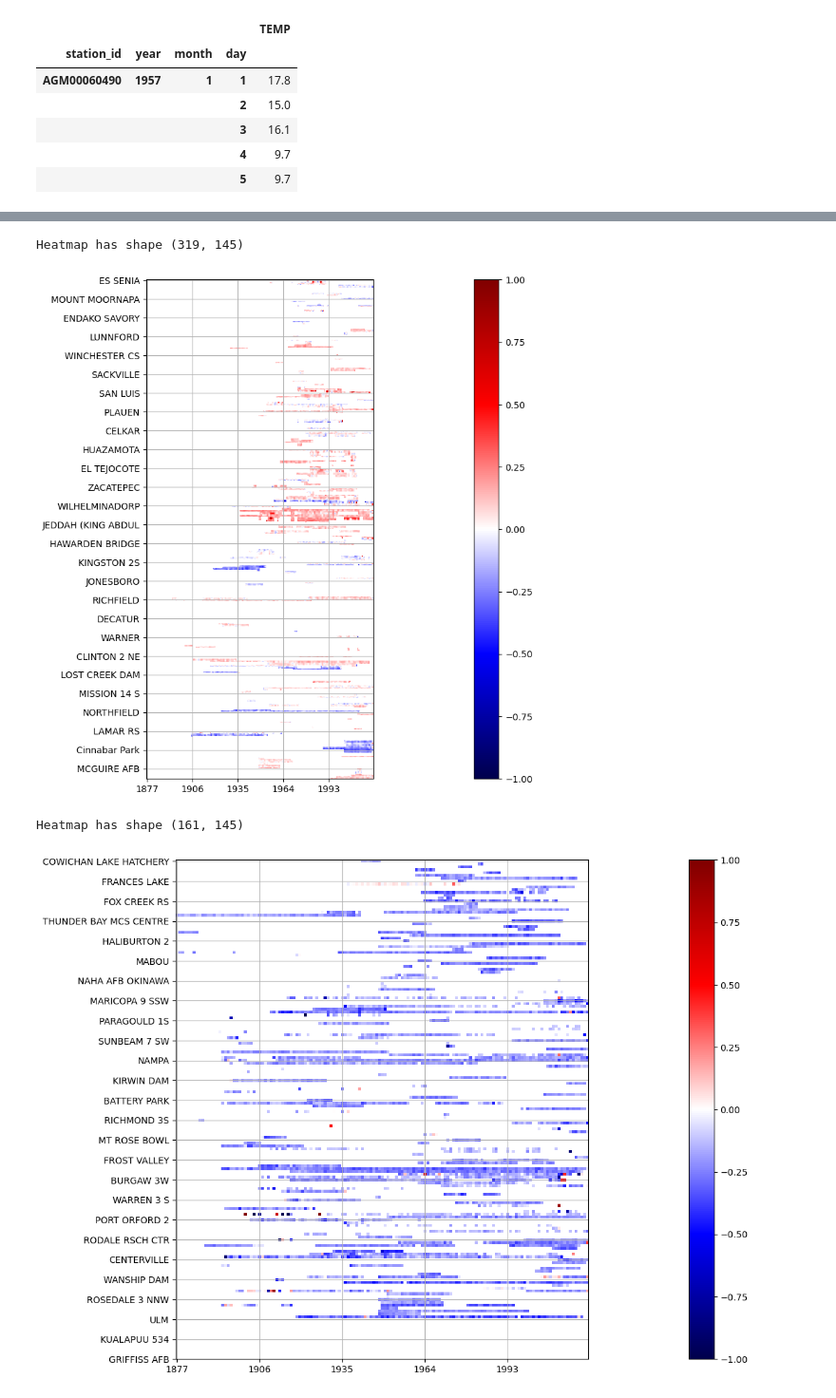
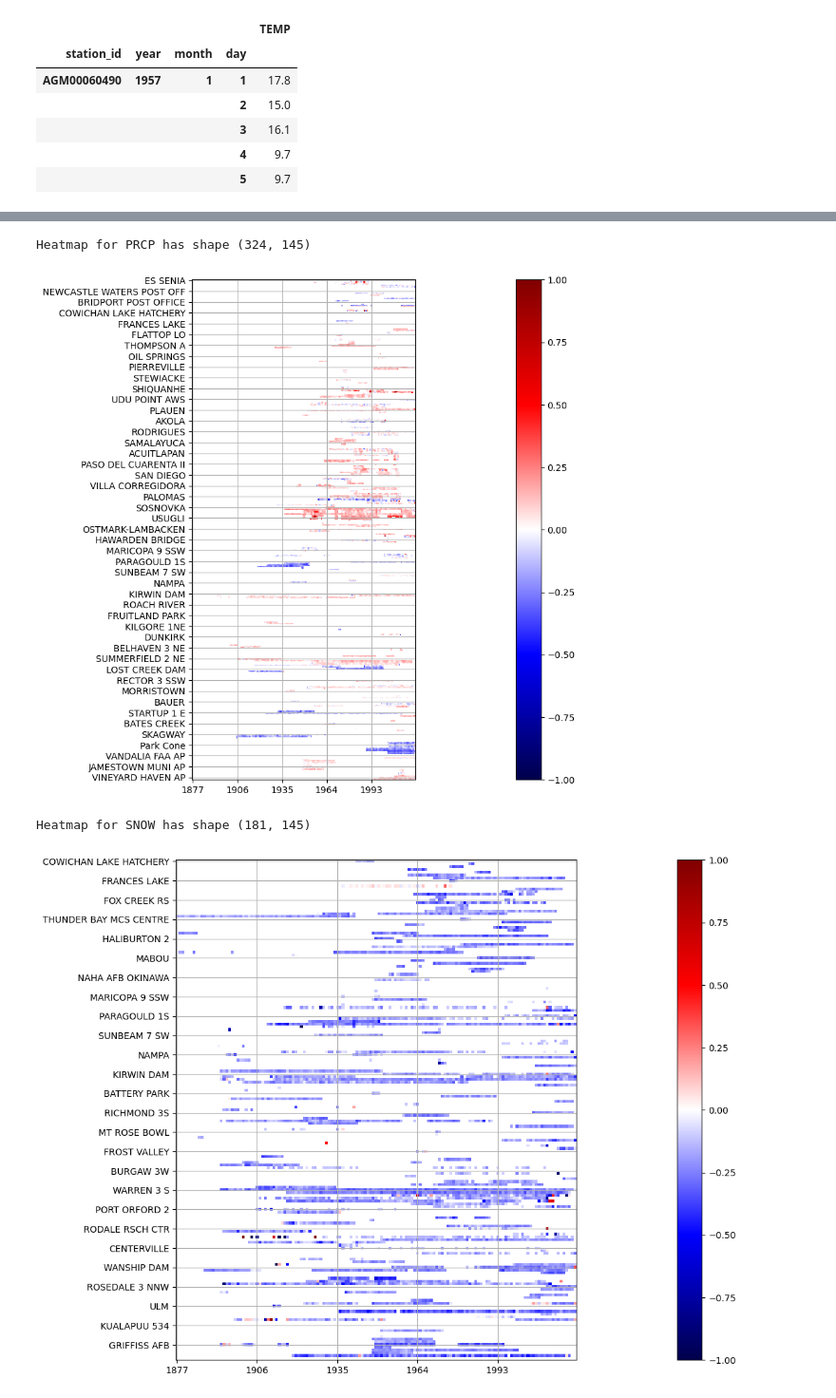
Before and after one commit to rbolline/ProbStatsFinalProject, a Jupyter notebook: p3_correlations.ipynb, the cells around one changed output, grey strips where cells are left out. Shown at 95% size. Drawn from its saved outputs; the diff is of its cells as text; code cells hidden in the pictures.

Commit message:
Build heatmaps for metrics WT01-18

```diff
--- a/p3_correlations.ipynb
+++ b/p3_correlations.ipynb
@@ -87,7 +87,9 @@ def compute_correlations(metric_names):
 
     return heatmaps
 # %%
-metric_names = ["PRCP", "SNOW", "WT01", "WT03", "WT08"]
+metric_names = ["PRCP", "SNOW", "WT01", "WT02", "WT03", "WT04", \
+                "WT05", "WT06", "WT07", "WT08", "WT09", "WT10", \
+                "WT11", "WT12", "WT13", "WT14", "WT15", "WT16", "WT17", "WT18"]
 heatmaps = compute_correlations(metric_names)
 # %% [output]
 A value is trying to be set on a copy of a slice from a DataFrame
@@ -120,12 +133,10 @@ station_names.rename(columns={0: "station_id", 4: "station_name"}, inplace=True)
 station_names = station_names.set_index(keys="station_id").squeeze()
 # %%
 # Plot a heatmap of correlations between temperature and precipitation, for each station and each year
-def plot_heatmap(metric, year_tick_frequency, station_tick_frequency):
+def plot_heatmap(metric, year_tick_frequency=29, station_tick_frequency=7):
     array, stations, years = heatmaps[metric]
 
-    # Don't plot the stations that have no data at all (i.e. stations that have all NaN correlations)
-    array = array[~array.isna().all(axis=1)]
-    print(f"Heatmap has shape {array.shape}")
+    print(f"Heatmap for {metric} has shape {array.shape}")
 
     plt.figure(figsize=(40, 10))
     plt.imshow(array, cmap="seismic")
@@ -138,13 +149,10 @@ def plot_heatmap(metric, year_tick_frequency, station_tick_frequency):
     plt.grid()
     plt.show()
 # %%
-year_tick_freq = [29, 29, 29, 29, 29]
-station_tick_freq = [12, 7, 7, 7, 7]
-
 for i in range(len(metric_names)):
-    plot_heatmap(metric_names[i], year_tick_freq[i], station_tick_freq[i])
+    plot_heatmap(metric_names[i])
 # %% [output]
-Heatmap has shape (319, 145)
+Heatmap for PRCP has shape (324, 145)
-[figure, old version]
+[figure, new version]
-Heatmap has shape (161, 145)
+Heatmap for SNOW has shape (181, 145)
-[figure, old version]
+[figure, new version]
```
Also changed, not shown: parts of 3 cells of this notebook, 1 other file.
